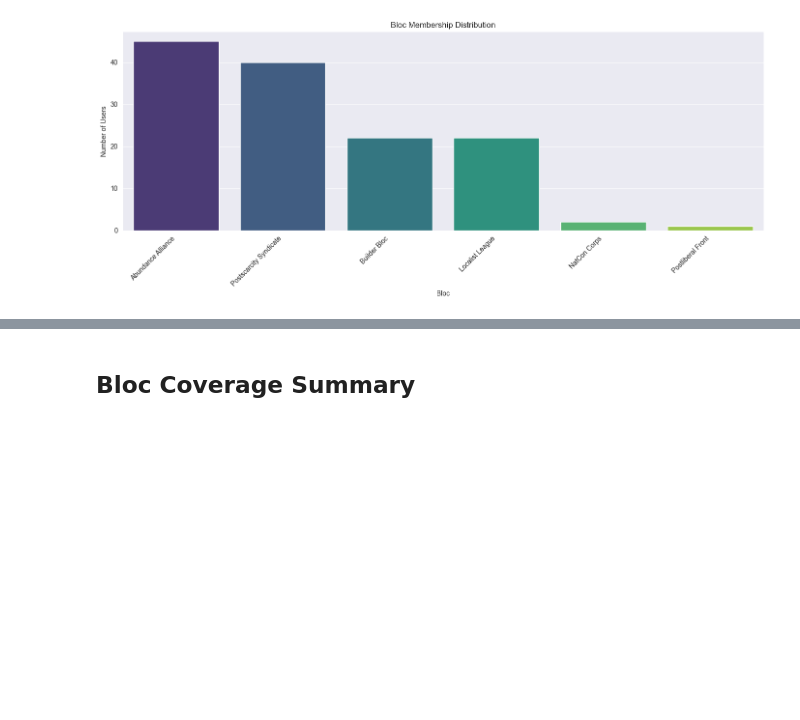
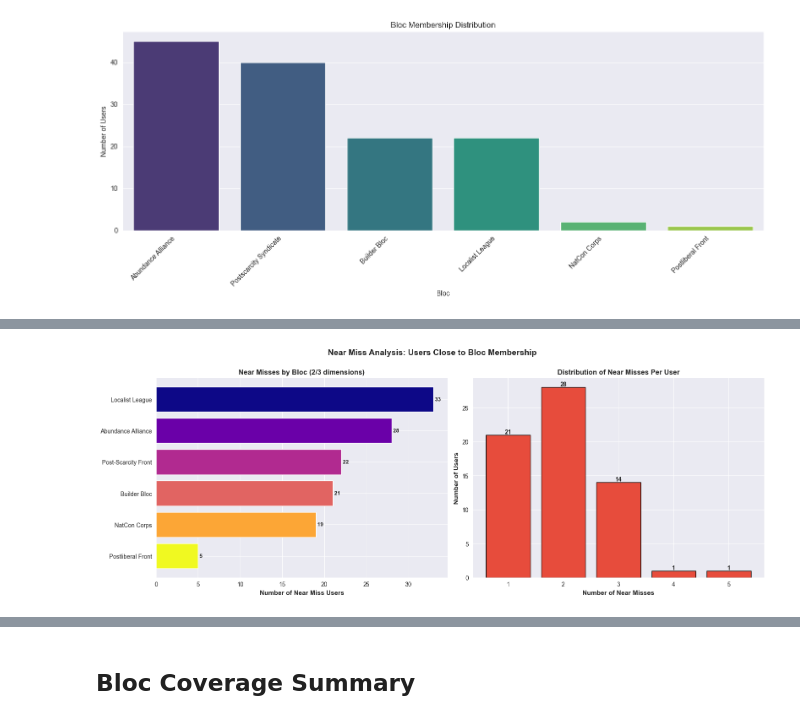
Before and after one commit to seanbhart/squares, a Jupyter notebook: analytics/bloc_exploration.ipynb, the cells around one changed output, grey strips where cells are left out. Drawn from its saved outputs; the diff is of its cells as text; code cells hidden in the pictures; blank space fills up the shorter version.

```diff
--- a/analytics/bloc_exploration.ipynb
+++ b/analytics/bloc_exploration.ipynb
@@ -141,0 +146,84 @@ Orphaned users: 7 (7.9%)
+# %%
+# Calculate near misses for each bloc
+def count_dimensions_in_range(row, min_val, max_val):
+    scores = get_scores(row)
+    return sum(1 for s in scores if min_val <= s <= max_val)
+
+# Define near miss functions (2 dimensions instead of 3)
+near_miss_data = []
+
+# Post-Scarcity (0-1)
+df['post_scarcity_near'] = df.apply(lambda row: count_dimensions_in_range(row, 0, 1) == 2 and not row['post_scarcity'], axis=1)
+near_miss_data.append(('Post-Scarcity Front', df['post_scarcity_near'].sum()))
+
+# Builder Bloc (1-2)
+df['builder_near'] = df.apply(lambda row: count_dimensions_in_range(row, 1, 2) == 2 and not row['builder_bloc'], axis=1)
+near_miss_data.append(('Builder Bloc', df['builder_near'].sum()))
+
+# Abundance Alliance (1-3)
+df['abundance_near'] = df.apply(lambda row: count_dimensions_in_range(row, 1, 3) == 2 and not row['abundance_alliance'], axis=1)
+near_miss_data.append(('Abundance Alliance', df['abundance_near'].sum()))
+
+# Localist League (3-5)
+df['localist_near'] = df.apply(lambda row: count_dimensions_in_range(row, 3, 5) == 2 and not row['localist_league'], axis=1)
+near_miss_data.append(('Localist League', df['localist_near'].sum()))
+
+# NatCon Corps (4-5)
+df['natcon_near'] = df.apply(lambda row: count_dimensions_in_range(row, 4, 5) == 2 and not row['natcon_corps'], axis=1)
+near_miss_data.append(('NatCon Corps', df['natcon_near'].sum()))
+
+# Postliberal Front (5-6, with special rule)
+df['postlib_near'] = df.apply(lambda row: count_dimensions_in_range(row, 5, 6) == 2 and not row['postliberal_front'], axis=1)
+near_miss_data.append(('Postliberal Front', df['postlib_near'].sum()))
+
+# Create DataFrame
+near_miss_df = pd.DataFrame(near_miss_data, columns=['Bloc', 'Near Misses'])
+near_miss_df = near_miss_df.sort_values('Near Misses', ascending=False)
+
+print("=" * 70)
+print("NEAR MISS ANALYSIS")
+print("=" * 70)
+print("\n📌 Users with 2/3 required dimensions per bloc:\n")
+print(near_miss_df.to_string(index=False))
+
+# Find users with most near misses
+near_miss_cols = ['post_scarcity_near', 'builder_near', 'abundance_near', 'localist_near', 'natcon_near', 'postlib_near']
+df['total_near_misses'] = df[near_miss_cols].sum(axis=1)
+
+users_with_near_misses = df[df['total_near_misses'] > 0][['username', 'total_near_misses'] + dimensions].sort_values('total_near_misses', ascending=False)
+
+print(f"\n🎯 Users with multiple near misses: {len(users_with_near_misses)}")
+print(f"\n📋 Top 10 users closest to multiple blocs:\n")
+print(users_with_near_misses.head(10).to_string(index=False))
+
+# Visualize
+fig, (ax1, ax2) = plt.subplots(1, 2, figsize=(16, 6))
+
+# Near misses by bloc
+colors = plt.cm.plasma(np.linspace(0, 1, len(near_miss_df)))
+bars = ax1.barh(near_miss_df['Bloc'], near_miss_df['Near Misses'], color=colors)
+ax1.set_xlabel('Number of Near Miss Users', fontsize=11, fontweight='bold')
+ax1.set_title('Near Misses by Bloc (2/3 dimensions)', fontsize=12, fontweight='bold')
+ax1.invert_yaxis()
+for bar in bars:
+    width = bar.get_width()
+    if width > 0:
+        ax1.text(width, bar.get_y() + bar.get_height()/2., f' {int(width)}',
+                ha='left', va='center', fontsize=9, fontweight='bold')
+
+# Distribution of total near misses per user
+near_miss_dist = df[df['total_near_misses'] > 0]['total_near_misses'].value_counts().sort_index()
+ax2.bar(near_miss_dist.index, near_miss_dist.values, color='#e74c3c', edgecolor='black')
+ax2.set_xlabel('Number of Near Misses', fontsize=11, fontweight='bold')
+ax2.set_ylabel('Number of Users', fontsize=11, fontweight='bold')
+ax2.set_title('Distribution of Near Misses Per User', fontsize=12, fontweight='bold')
+ax2.set_xticks(range(1, int(near_miss_dist.index.max()) + 1))
+for i, v in enumerate(near_miss_dist.values):
+    ax2.text(near_miss_dist.index[i], v, str(v), ha='center', va='bottom', fontweight='bold')
+
+plt.suptitle('Near Miss Analysis: Users Close to Bloc Membership', fontsize=14, fontweight='bold', y=1.00)
+plt.tight_layout()
+plt.show()
+
+print(f"\n✅ Near miss analysis complete!")
+# %% [output]
@@ -141,0 +247 @@ Orphaned users: 7 (7.9%)
+[figure, added]
```
Also changed, not shown: parts of 6 cells of this notebook.
